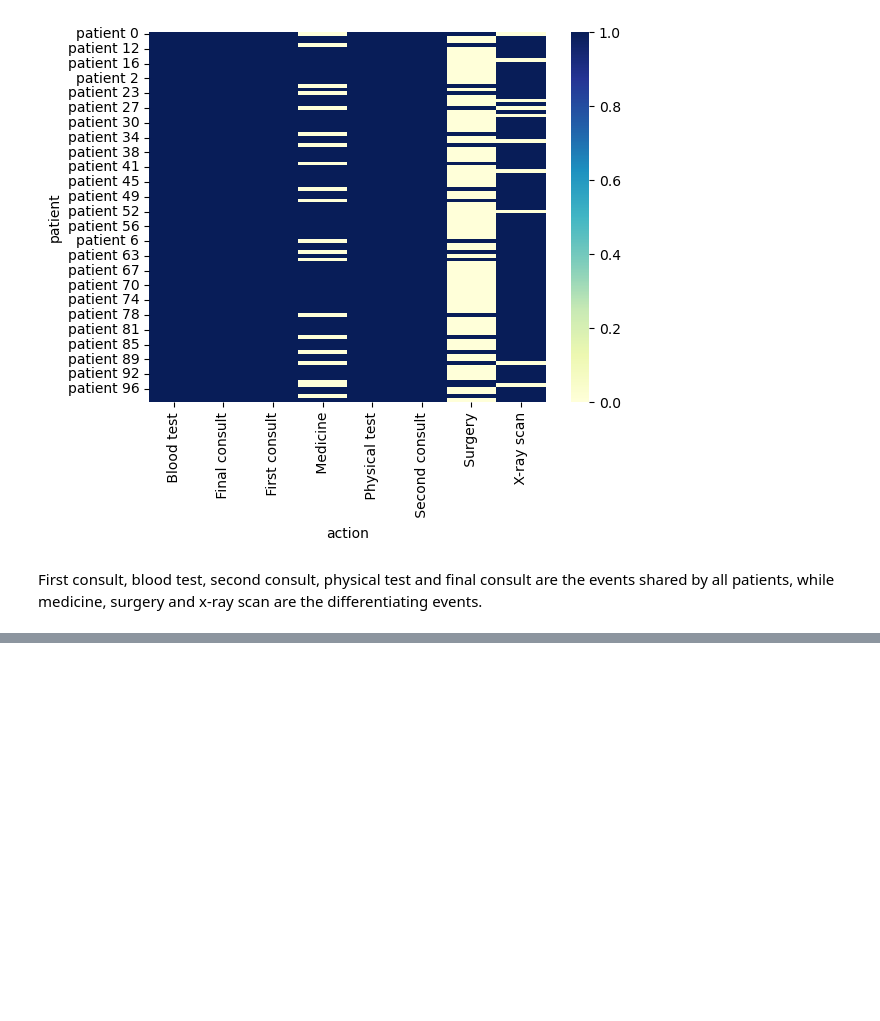
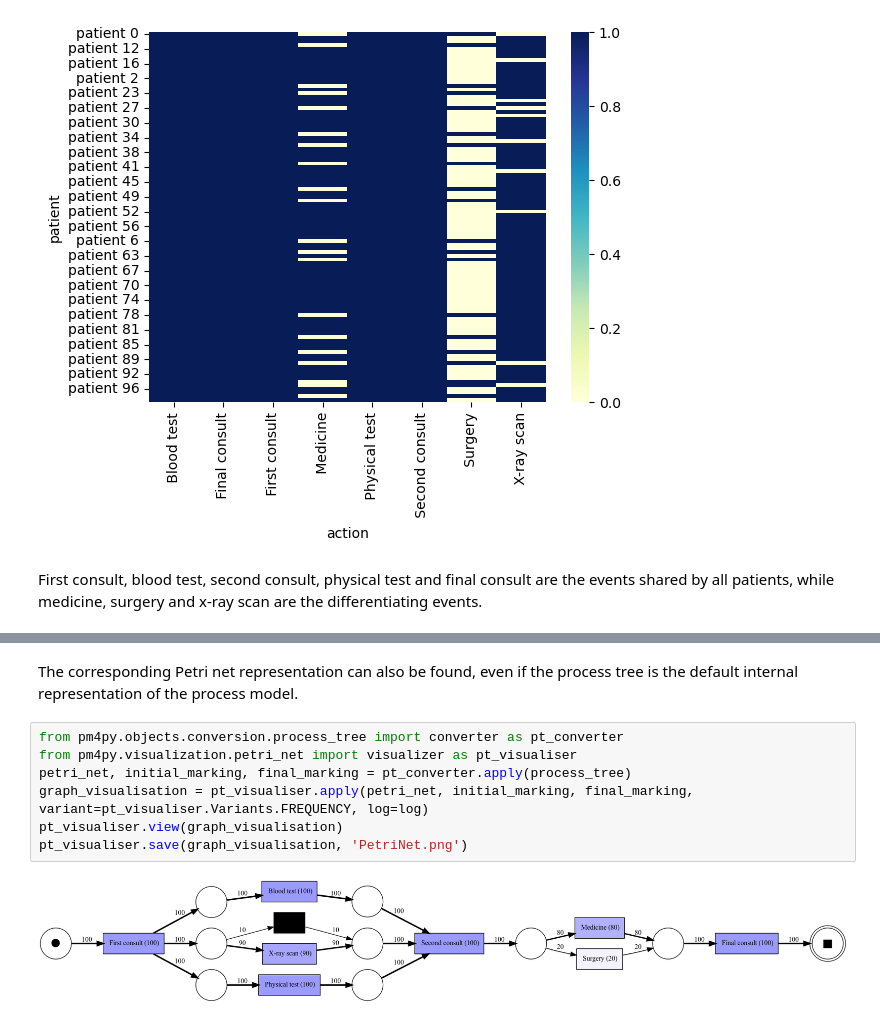
Before and after one commit to fabiocaiulo/process-mining-healthcare, a Jupyter notebook: Code.ipynb, the cells around one changed output, grey strips where cells are left out. Cells and saved outputs as stored; diff of their text form; blank space fills up the shorter version.

```diff
--- a/Code.ipynb
+++ b/Code.ipynb
@@ -125,0 +161,11 @@ First consult, blood test, second consult, physical test and final consult are t
+# %% [markdown]
+The corresponding Petri net representation can also be found, even if the process tree is the default internal representation of the process model.
+# %%
+from pm4py.objects.conversion.process_tree import converter as pt_converter
+from pm4py.visualization.petri_net import visualizer as pt_visualiser
+petri_net, initial_marking, final_marking = pt_converter.apply(process_tree)
+graph_visualisation = pt_visualiser.apply(petri_net, initial_marking, final_marking, variant=pt_visualiser.Variants.FREQUENCY, log=log)
+pt_visualiser.view(graph_visualisation)
+pt_visualiser.save(graph_visualisation, 'PetriNet.png')
+# %% [output]
+[figure, added]
```
Also changed, not shown: parts of 9 cells of this notebook.
